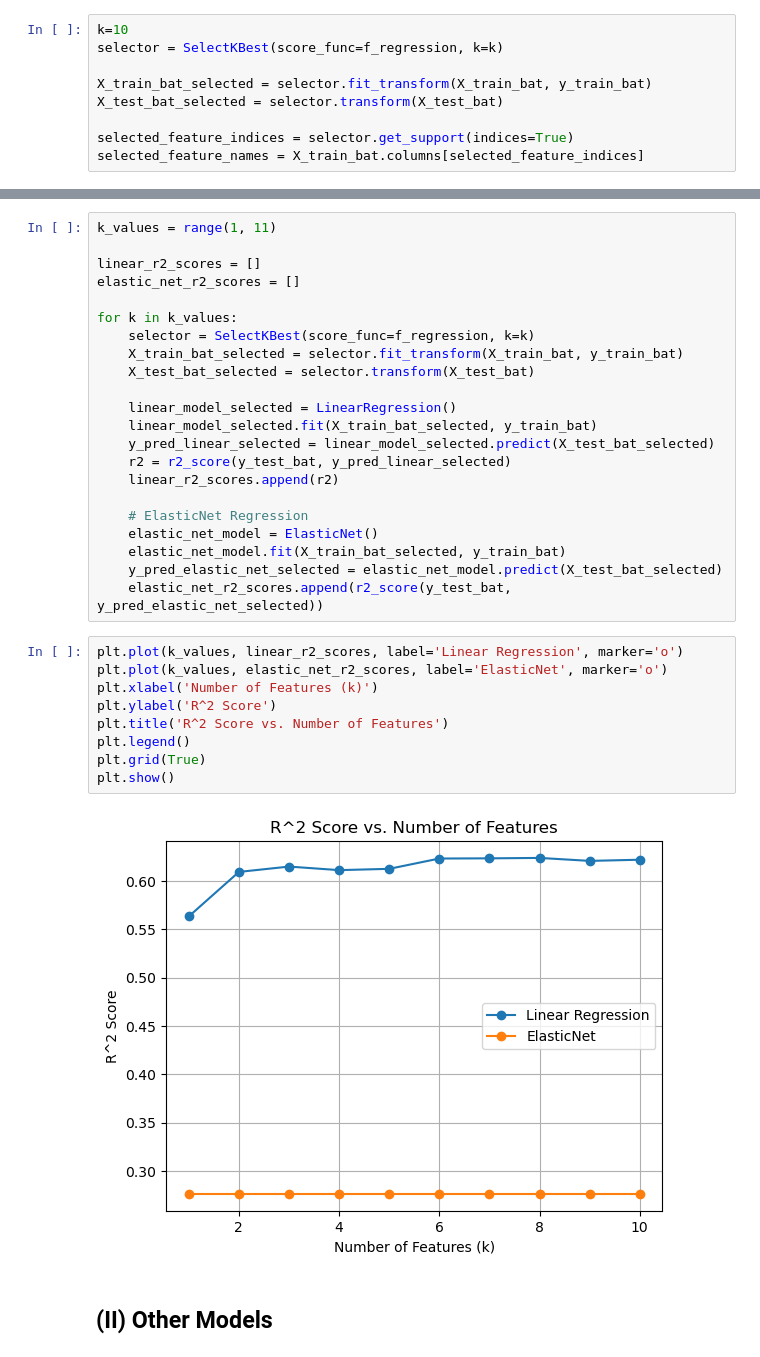
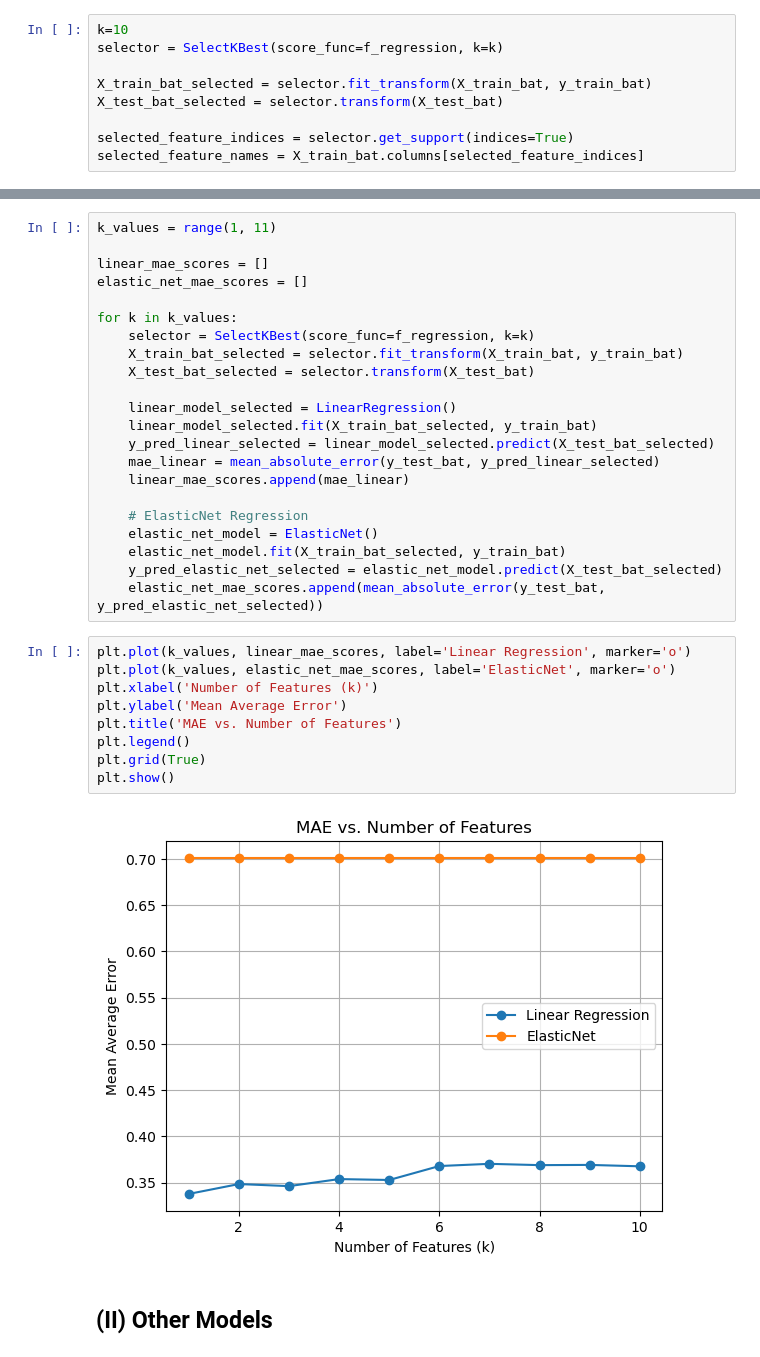
Before and after one commit to rohitbhamidi/ipl-player-salary, a Jupyter notebook: 3-PreprocessingTrainingDevelopment.ipynb, the cells around one changed output, grey strips where cells are left out. Cells and saved outputs as stored; diff of their text form.

```diff
--- a/3-PreprocessingTrainingDevelopment.ipynb
+++ b/3-PreprocessingTrainingDevelopment.ipynb
@@ -217,8 +146,8 @@ R^2: 0.6219710679786208
 # %%
 k_values = range(1, 11)
 
-linear_r2_scores = []
-elastic_net_r2_scores = []
+linear_mae_scores = []
+elastic_net_mae_scores = []
 
 for k in k_values:
     selector = SelectKBest(score_func=f_regression, k=k)
@@ -228,25 +157,25 @@ for k in k_values:
     linear_model_selected = LinearRegression()
     linear_model_selected.fit(X_train_bat_selected, y_train_bat)
     y_pred_linear_selected = linear_model_selected.predict(X_test_bat_selected)
-    r2 = r2_score(y_test_bat, y_pred_linear_selected)
-    linear_r2_scores.append(r2)
+    mae_linear = mean_absolute_error(y_test_bat, y_pred_linear_selected)
+    linear_mae_scores.append(mae_linear)
 
     # ElasticNet Regression
     elastic_net_model = ElasticNet()
     elastic_net_model.fit(X_train_bat_selected, y_train_bat)
     y_pred_elastic_net_selected = elastic_net_model.predict(X_test_bat_selected)
-    elastic_net_r2_scores.append(r2_score(y_test_bat, y_pred_elastic_net_selected))
+    elastic_net_mae_scores.append(mean_absolute_error(y_test_bat, y_pred_elastic_net_selected))
 # %%
-plt.plot(k_values, linear_r2_scores, label='Linear Regression', marker='o')
-plt.plot(k_values, elastic_net_r2_scores, label='ElasticNet', marker='o')
+plt.plot(k_values, linear_mae_scores, label='Linear Regression', marker='o')
+plt.plot(k_values, elastic_net_mae_scores, label='ElasticNet', marker='o')
 plt.xlabel('Number of Features (k)')
-plt.ylabel('R^2 Score')
-plt.title('R^2 Score vs. Number of Features')
+plt.ylabel('Mean Average Error')
+plt.title('MAE vs. Number of Features')
 plt.legend()
 plt.grid(True)
 plt.show()
 # %% [output]
-[figure, old version]
+[figure, new version]
 # %% [markdown]
 ## (II) Other Models
 # %%
```
Also changed, not shown: parts of 40 cells of this notebook.
